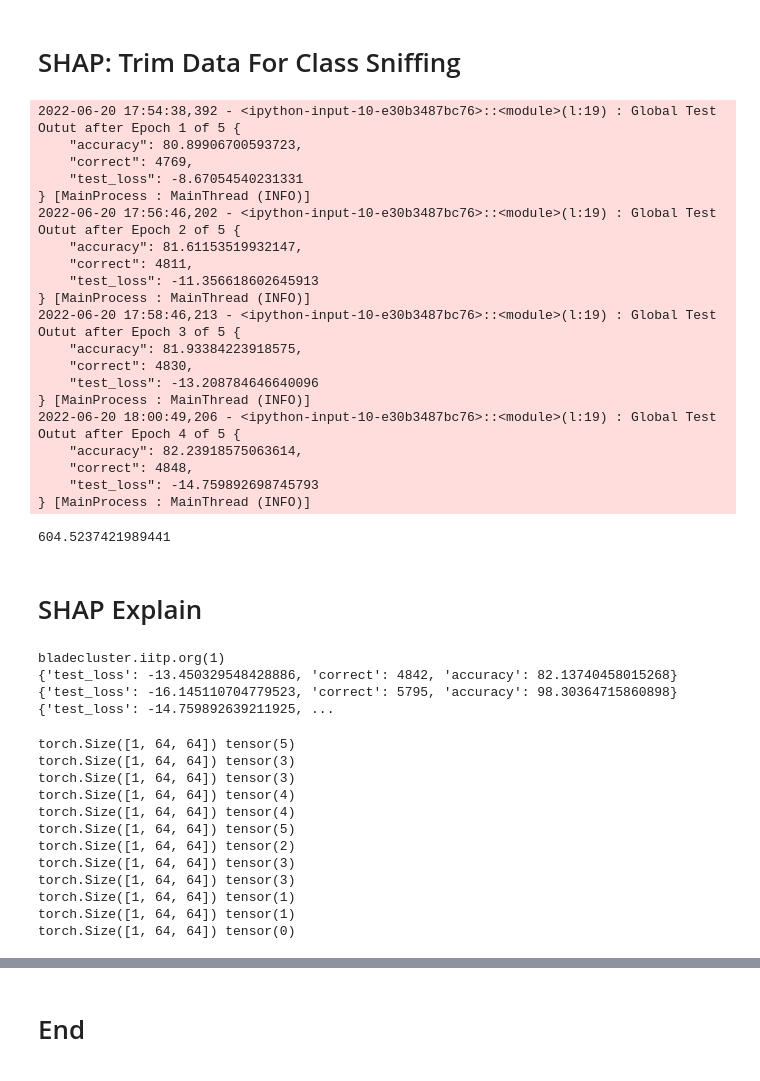
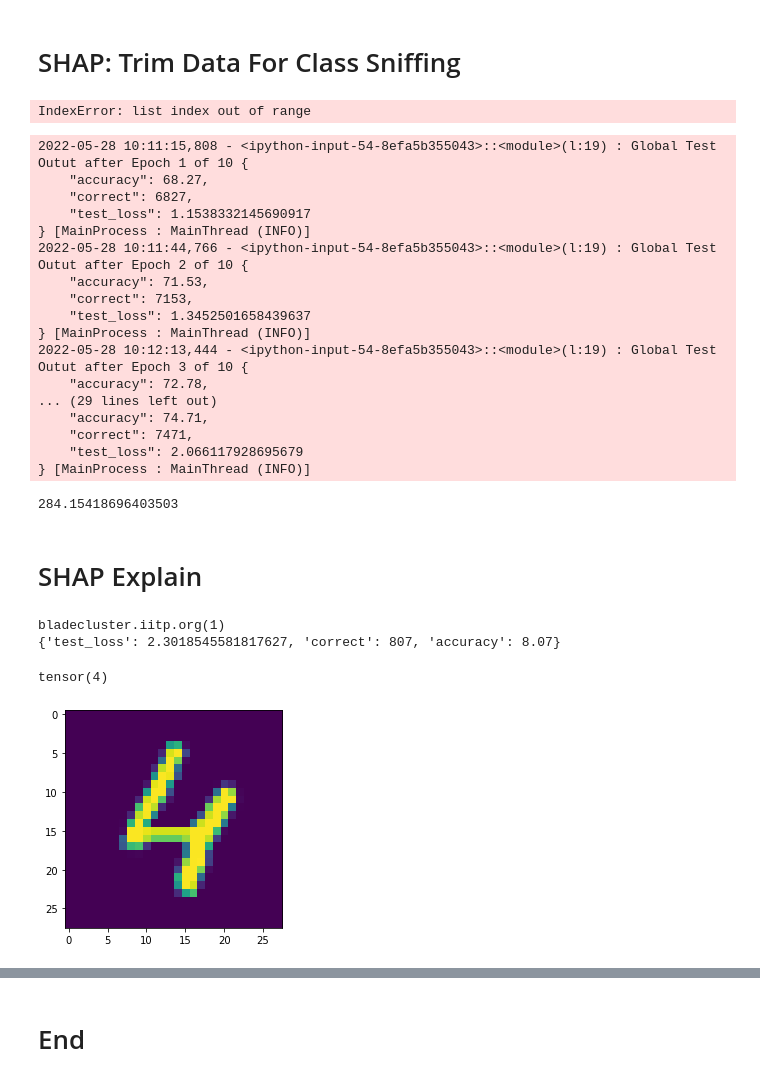
Before and after one commit to harshkasyap/fl, a Jupyter notebook: src/shap/fl-shap.ipynb, the cells around one changed output, grey strips where cells are left out. Drawn from its saved outputs; the diff is of its cells as text; code cells hidden in the pictures.

```diff
--- a/src/shap/fl-shap.ipynb
+++ b/src/shap/fl-shap.ipynb
@@ -25,8 +28,6 @@ name = 'fedavg-cnn-mnist'
 
 #Define Custom CFGs
 fedargs.num_clients = 10
-fedargs.dataset = "MEDNIST"
-fedargs.model = nn.MedNet()
 mal_clients = [c for c in range(5)]
 shap_explain["is"] = True
 
@@ -60,7 +76,9 @@ clients_data = data.split_data(train_data, clients)
 # %%
 if shap_explain["is"]:
     for client in mal_clients:
-        clients_data[clients[client]] = shap_explain["trim_data"](clients_data[clients[client]], shap_explain["trim_labels"], shap_explain["trim_percent"])
+        clients_data[clients[client]] = shap_explain["trim_data"](clients_data[clients[client]], shap_explain["trim_labels"])
+# %% [output]
+IndexError: list index out of range
 # %%
 client_train_loaders, _ = data.load_client_data(clients_data, fedargs.client_batch_size, None, **kwargs)
 test_loader = torch.utils.data.DataLoader(test_data, batch_size=fedargs.test_batch_size, shuffle=True, **kwargs)
@@ -94,7 +112,7 @@ def process(client, epoch, model, train_loader, fedargs, device):
 import time
 start_time = time.time()
 
-fedargs.epochs = 5
+fedargs.epochs = 10
 
 # Federated Training
 for epoch in tqdm(range(fedargs.epochs)):
@@ -133,37 +151,32 @@ for epoch in tqdm(range(fedargs.epochs)):
 
 print(time.time() - start_time)
 # %% [output]
-2022-06-20 17:54:38,392 - <ipython-input-10-e30b3487bc76>::<module>(l:19) : Global Test Outut after Epoch 1 of 5 {
-    "accuracy": 80.89906700593723,
-    "correct": 4769,
-    "test_loss": -8.67054540231331
+2022-05-28 10:11:15,808 - <ipython-input-54-8efa5b355043>::<module>(l:19) : Global Test Outut after Epoch 1 of 10 {
+    "accuracy": 68.27,
+    "correct": 6827,
+    "test_loss": 1.1538332145690917
 } [MainProcess : MainThread (INFO)]
-2022-06-20 17:56:46,202 - <ipython-input-10-e30b3487bc76>::<module>(l:19) : Global Test Outut after Epoch 2 of 5 {
-    "accuracy": 81.61153519932147,
-    "correct": 4811,
-    "test_loss": -11.356618602645913
+2022-05-28 10:11:44,766 - <ipython-input-54-8efa5b355043>::<module>(l:19) : Global Test Outut after Epoch 2 of 10 {
+    "accuracy": 71.53,
+    "correct": 7153,
+    "test_loss": 1.3452501658439637
 } [MainProcess : MainThread (INFO)]
-2022-06-20 17:58:46,213 - <ipython-input-10-e30b3487bc76>::<module>(l:19) : Global Test Outut after Epoch 3 of 5 {
-    "accuracy": 81.93384223918575,
-    "correct": 4830,
-    "test_loss": -13.208784646640096
+2022-05-28 10:12:13,444 - <ipython-input-54-8efa5b355043>::<module>(l:19) : Global Test Outut after Epoch 3 of 10 {
+    "accuracy": 72.78,
+... (29 lines left out)
+    "accuracy": 74.71,
+    "correct": 7471,
+    "test_loss": 2.066117928695679
 } [MainProcess : MainThread (INFO)]
-2022-06-20 18:00:49,206 - <ipython-input-10-e30b3487bc76>::<module>(l:19) : Global Test Outut after Epoch 4 of 5 {
-    "accuracy": 82.23918575063614,
-    "correct": 4848,
-    "test_loss": -14.759892698745793
-} [MainProcess : MainThread (INFO)]
-604.5237421989441
+284.15418696403503
 # %% [markdown]
 <h1>SHAP Explain</h1>
 # %%
 print(clients[0])
-print(fedargs.eval_func(client_details['bladecluster.iitp.org(2)']['model'], test_loader, device),
-      fedargs.eval_func(client_details['bladecluster.iitp.org(7)']['model'], test_loader, device),
-      fedargs.eval_func(global_model, test_loader, device))
+print(fedargs.eval_func(client_details['bladecluster.iitp.org(1)']['model'], test_loader, device))
 # %% [output]
 bladecluster.iitp.org(1)
-{'test_loss': -13.450329548428886, 'correct': 4842, 'accuracy': 82.13740458015268} {'test_loss': -16.145110704779523, 'correct': 5795, 'accuracy': 98.30364715860898} {'test_loss': -14.759892639211925, ...
+{'test_loss': 2.3018545581817627, 'correct': 807, 'accuracy': 8.07}
 # %%
 batch = next(iter(test_loader))
 images, labels = batch
@@ -175,23 +188,13 @@ explain3 = shap.DeepExplainer(global_model, baseline)
 #explain = shap.DeepExplainer(global_model, baseline)
 # %%
 label = -1
-while label != 0:
+while label != 4:
     batch = next(iter(test_loader))
     images, labels = batch
     g_img, label = images[0], labels[0]
-    #plt.imshow(g_img.numpy().squeeze())
-    print(g_img.shape, label)
+    plt.imshow(g_img.numpy().squeeze())
+    print(label)
 # %% [output]
-torch.Size([1, 64, 64]) tensor(5)
-torch.Size([1, 64, 64]) tensor(3)
-torch.Size([1, 64, 64]) tensor(3)
-torch.Size([1, 64, 64]) tensor(4)
-torch.Size([1, 64, 64]) tensor(4)
-torch.Size([1, 64, 64]) tensor(5)
-torch.Size([1, 64, 64]) tensor(2)
-torch.Size([1, 64, 64]) tensor(3)
-torch.Size([1, 64, 64]) tensor(3)
-torch.Size([1, 64, 64]) tensor(1)
-torch.Size([1, 64, 64]) tensor(1)
-torch.Size([1, 64, 64]) tensor(0)
+tensor(4)
+[figure, added]
 # %%
```
Also changed, not shown: parts of 11 cells of this notebook, 5 other files.
